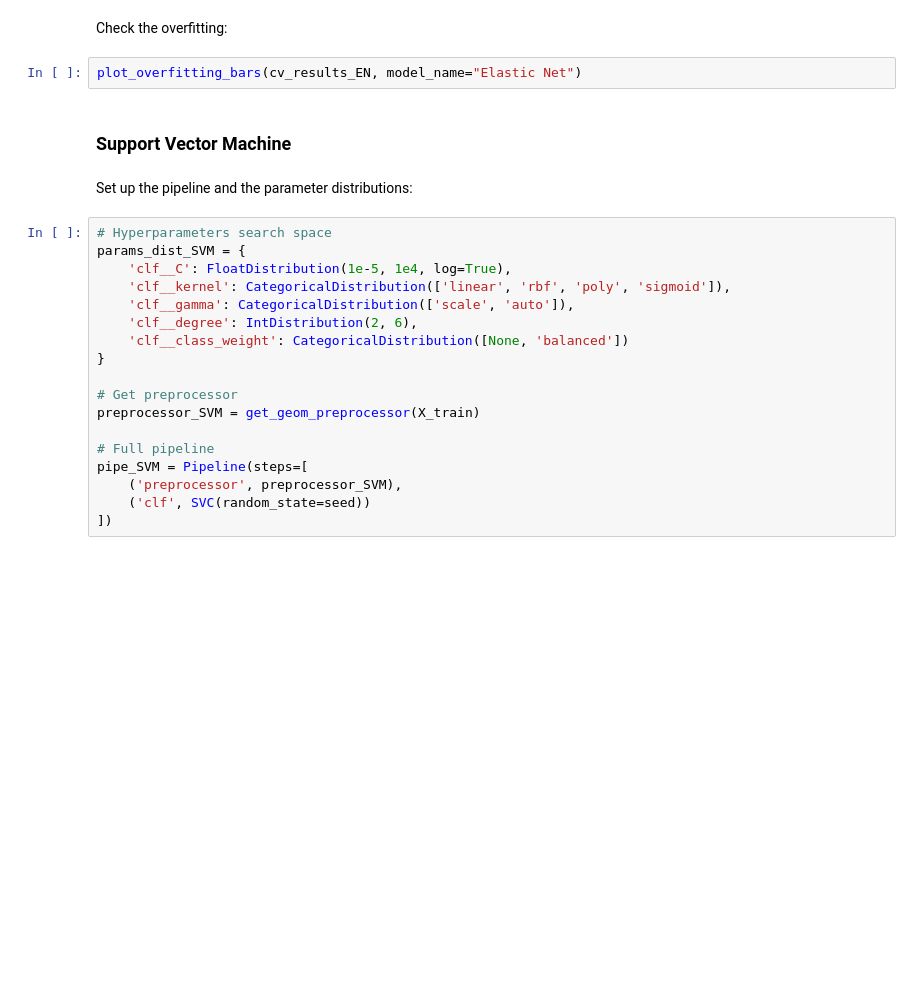
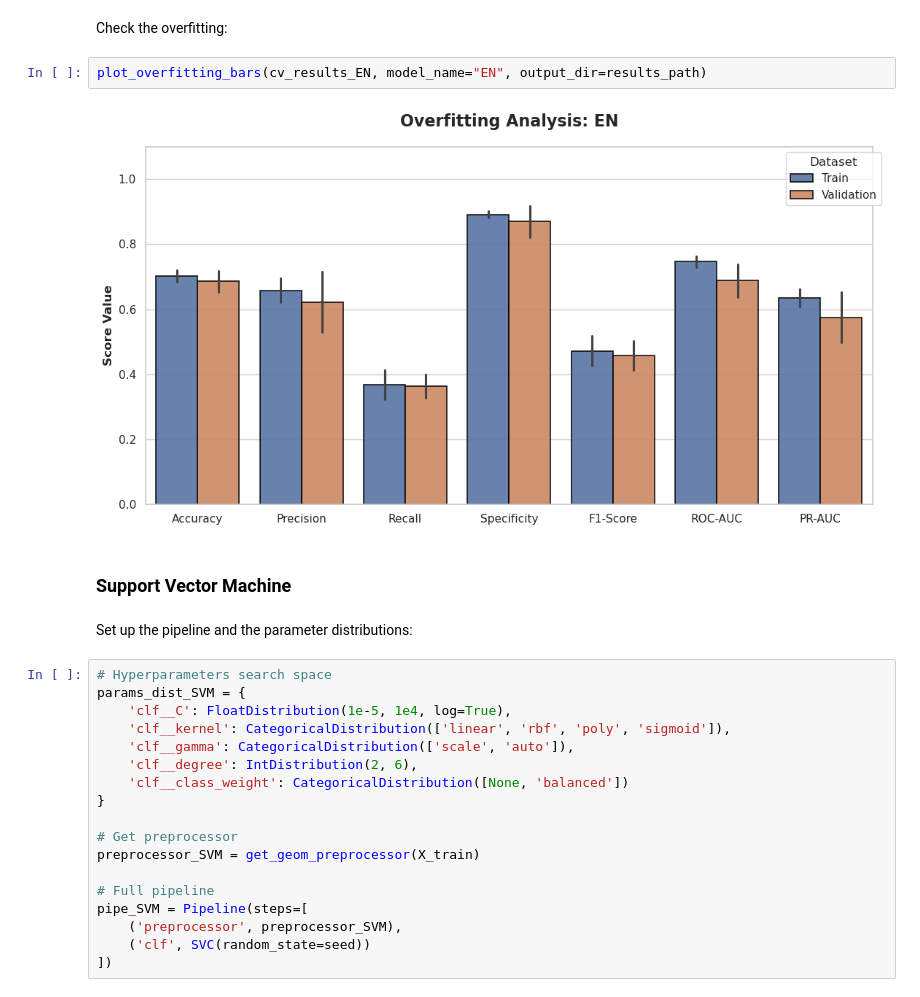
Before and after one commit to MiguelGomGar/TFM, a Jupyter notebook: notebooks/clinical_models_testing.ipynb, the cells around one changed output. Saved outputs shown, nothing was run; the diff lists cells and outputs as text; blank space fills up the shorter version.

```diff
--- a/notebooks/clinical_models_testing.ipynb
+++ b/notebooks/clinical_models_testing.ipynb
@@ -181,7 +223,9 @@ plot_cm(y_true=y_test, y_pred=y_pred_EN,
 # %% [markdown]
 Check the overfitting:
 # %%
-plot_overfitting_bars(cv_results_EN, model_name="Elastic Net")
+plot_overfitting_bars(cv_results_EN, model_name="EN", output_dir=results_path)
+# %% [output]
+[figure, added]
 # %% [markdown]
 ### Support Vector Machine
 # %% [markdown]
```
Also changed, not shown: parts of 25 cells of this notebook, 53 other files.
